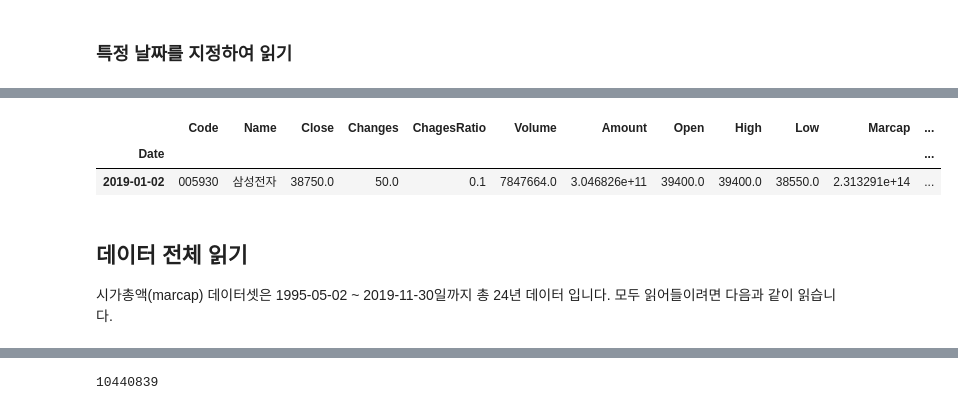
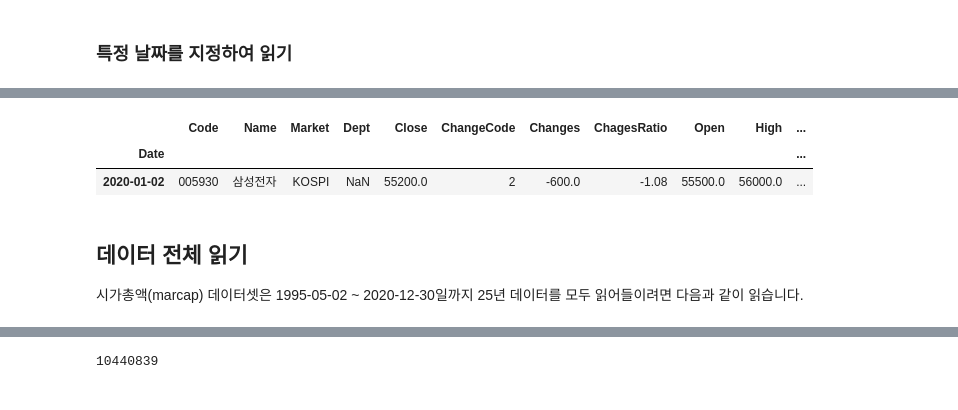
Before and after one commit to FinanceData/marcap, a Jupyter notebook: marcap-tutorial.ipynb, the cells around one changed output, grey strips where cells are left out. Cells and saved outputs as stored; diff of their text form; code cells hidden in the pictures.

```diff
--- a/marcap-tutorial.ipynb
+++ b/marcap-tutorial.ipynb
@@ -180,11 +189,11 @@ df[['Code', 'Name', 'Close', 'Volume', 'Marcap', 'Stocks']].head(10)
 # %%
 # 특정일, 특정 종목 읽기
-marcap_data('2019-01-02', code='005930')
+marcap_data('2020-01-02', code='005930')
 # %% [output]
-|  | Code | Name | Close | Changes | ChagesRatio | Volume | Amount | Open | High | Low | Marcap | ... |
-| Date |  |  |  |  |  |  |  |  |  |  |  | ... |
-| 2019-01-02 | 005930 | 삼성전자 | 38750.0 | 50.0 | 0.1 | 7847664.0 | 3.046826e+11 | 39400.0 | 39400.0 | 38550.0 | 2.313291e+14 | ... |
+|  | Code | Name | Market | Dept | Close | ChangeCode | Changes | ChagesRatio | Open | High | ... |
+| Date |  |  |  |  |  |  |  |  |  |  | ... |
+| 2020-01-02 | 005930 | 삼성전자 | KOSPI | NaN | 55200.0 | 2 | -600.0 | -1.08 | 55500.0 | 56000.0 | ... |
 # %% [markdown]
 ## 데이터 전체 읽기
-시가총액(marcap) 데이터셋은 1995-05-02 ~ 2019-11-30일까지 총 24년 데이터 입니다. 모두 읽어들이려면 다음과 같이 읽습니다.
+시가총액(marcap) 데이터셋은 1995-05-02 ~ 2020-12-30일까지 25년 데이터를 모두  읽어들이려면 다음과 같이 읽습니다.
 # %%
```
Also changed, not shown: parts of 28 cells of this notebook.
